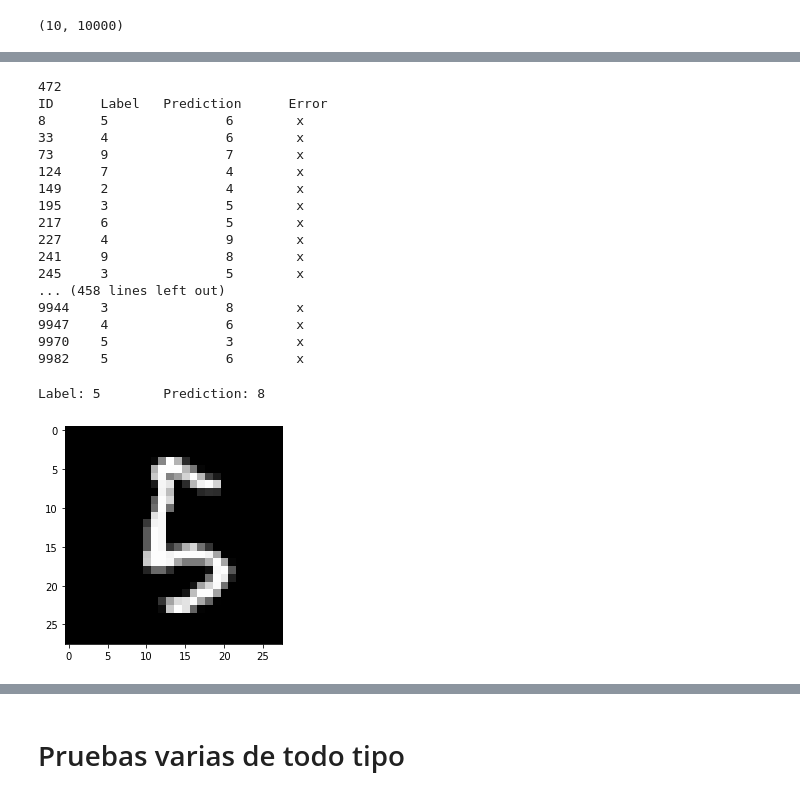
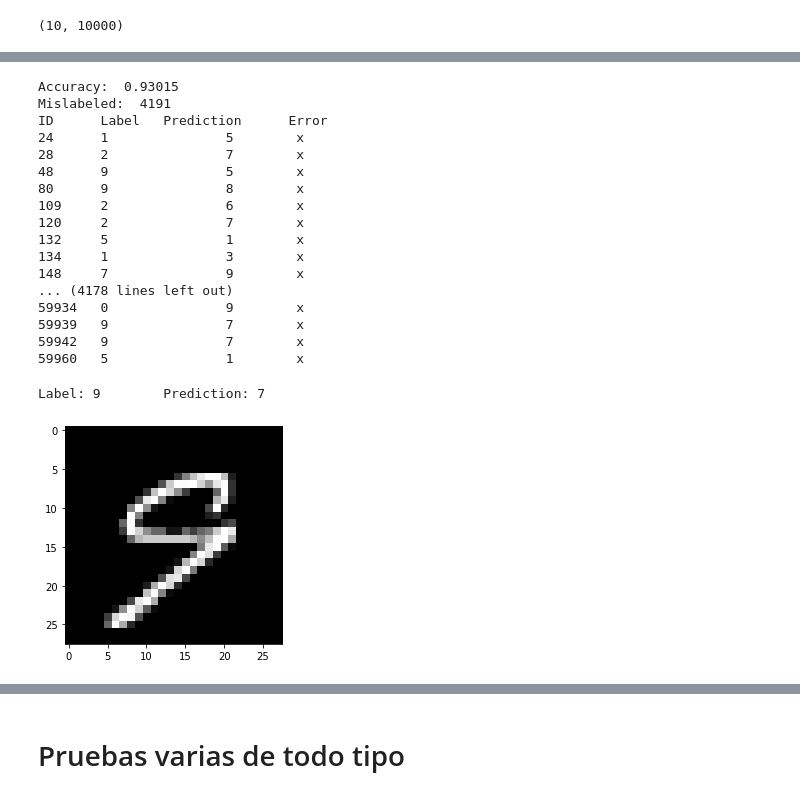
Before and after one commit to ivianrr/toy-neural-network, a Jupyter notebook: mininetwork.ipynb, the cells around one changed output, grey strips where cells are left out. Cells and saved outputs as stored; diff of their text form; code cells hidden in the pictures.

Commit message:
Validation and training data

```diff
--- a/mininetwork.ipynb
+++ b/mininetwork.ipynb
@@ -6,6 +6,21 @@ import struct
 import matplotlib.pyplot as plt
 
 def load_data():
+    # with open('samples/t10k-images.idx3-ubyte','rb') as f:
+    with open('samples/train-images.idx3-ubyte','rb') as f:
+        magic, size = struct.unpack(">II", f.read(8))
+        nrows, ncols = struct.unpack(">II", f.read(8))
+        data = np.fromfile(f, dtype=np.dtype(np.uint8).newbyteorder('>'))
+        data = data.reshape((size, -1))
+        data=data/255
+    # with open('samples/t10k-labels.idx1-ubyte','rb') as f:
+    with open('samples/train-labels.idx1-ubyte','rb') as f:
+        magic, size = struct.unpack(">II", f.read(8))
+        labels = np.fromfile(f, dtype=np.dtype(np.uint8).newbyteorder('>'))
+        labels = labels.reshape((size,)) # (Optional)
+    return labels, data, nrows, ncols
+
+def load_validation_data():
     with open('samples/t10k-images.idx3-ubyte','rb') as f:
         magic, size = struct.unpack(">II", f.read(8))
         nrows, ncols = struct.unpack(">II", f.read(8))
@@ -288,7 +307,9 @@ def gradient_descent(X,Y,alpha,iterations):
 
     return W1,b1,W2,b2,debug
 # %%
-labels, data, _,_ =load_data()
-data=data.T
-W1,b1,W2,b2,debug=gradient_descent(data,labels,0.1,1000)
+labels_train, data_train, _,_ =load_data()
+data_train=data_train.T
+labels_validation, data_validation, _,_ =load_validation_data()
+data_validation=data_validation.T
+W1,b1,W2,b2,debug=gradient_descent(data_train,labels_train,0.1,1000,data_validation,labels_validation)
 # %% [output]
@@ -324,35 +352,40 @@ Final accuracy:  0.9527
 # %%
-_,_,_,A2=forward_prop(W1,b1,W2,b2,data)
-predictions=get_predictions(A2)
-correct=labels==predictions
-print(np.sum(~correct))
+_,_,_,A2=forward_prop(W1,b1,W2,b2,data_train)
+predictions_train=get_predictions(A2)
+acc=get_accuracy(predictions_train,labels_train)
+
+correct=labels_train==predictions_train
+
+print("Accuracy: ",acc)
+print("Mislabeled: ", np.sum(~correct))
 print("ID\tLabel\tPrediction\tError")
-for i,(lab,pred,right) in enumerate(zip(*(labels,predictions,correct))):
+for i,(lab,pred,right) in enumerate(zip(*(labels_train,predictions_train,correct))):
     if not right:
         print(f"{i}\t{lab}\t\t{pred}\t {'x' if not right else ''}")
+        pass
 # %% [output]
-472
+Accuracy:  0.93015
+Mislabeled:  4191
 ID      Label   Prediction      Error
-8       5               6        x
-33      4               6        x
-73      9               7        x
-124     7               4        x
-149     2               4        x
-195     3               5        x
-217     6               5        x
-227     4               9        x
-241     9               8        x
-245     3               5        x
-... (458 lines left out)
-9944    3               8        x
-9947    4               6        x
-9970    5               3        x
-9982    5               6        x
+24      1               5        x
+28      2               7        x
+48      9               5        x
+80      9               8        x
+109     2               6        x
+120     2               7        x
+132     5               1        x
+134     1               3        x
+148     7               9        x
+... (4178 lines left out)
+59934   0               9        x
+59939   9               7        x
+59942   9               7        x
+59960   5               1        x
 # %%
-n=478
-plt.imshow(data[:,n].reshape(nrows,ncols), cmap='gray')
-print(f"Label: {labels[n]}\tPrediction: {predictions[n]}")
+n=59939
+plt.imshow(data_train[:,n].reshape(nrows,ncols), cmap='gray')
+print(f"Label: {labels_train[n]}\tPrediction: {predictions_train[n]}")
 plt.show()
 # %% [output]
-Label: 5        Prediction: 8
+Label: 9        Prediction: 7
-[figure, old version]
+[figure, new version]
```
Also changed, not shown: parts of 16 cells of this notebook.
